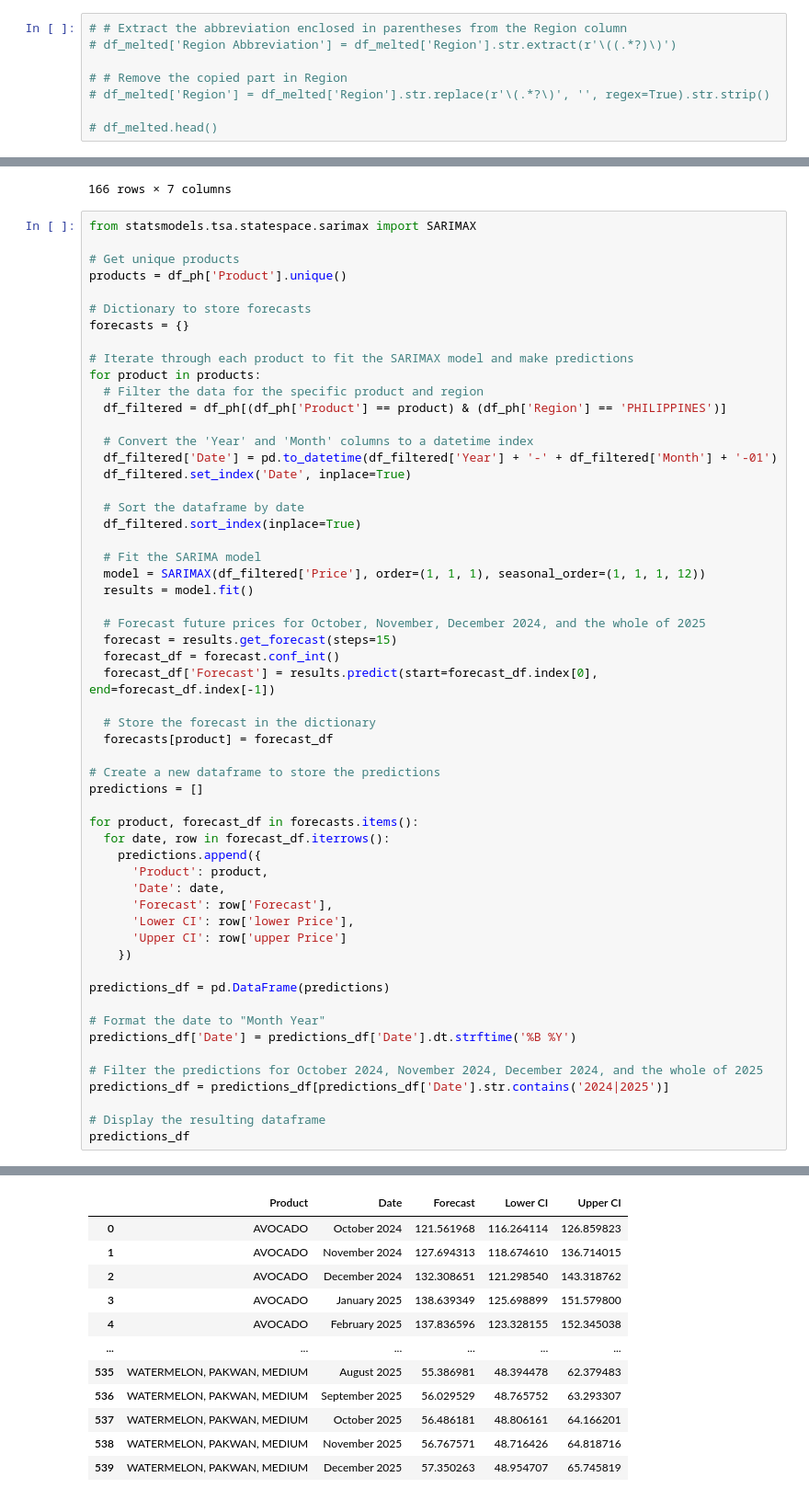
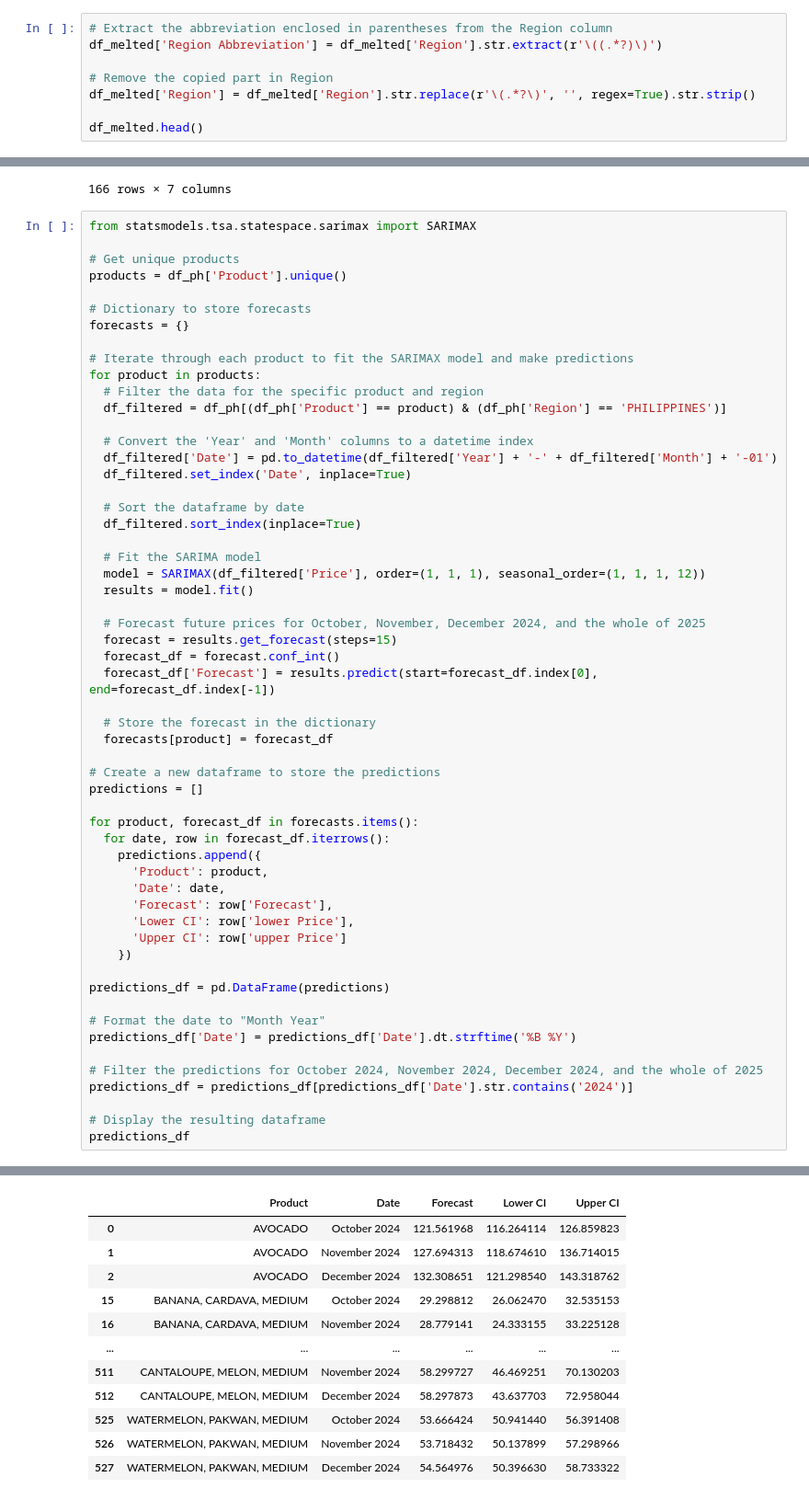
Before and after one commit to RRENN02/Prelims-PH_FruitRetail, a Jupyter notebook: fruit_retail.ipynb, the cells around one changed output, grey strips where cells are left out. Shown at 92% size. Cells and saved outputs as stored; diff of their text form.

```diff
--- a/fruit_retail.ipynb
+++ b/fruit_retail.ipynb
@@ -194,10 +194,10 @@ df_melted.tail(5)
 | 52484 | AUTONOMOUS REGION IN MUSLIM MINDA... | CALAMANSI, LOOSE, 1 KG | 2024 | September | 57.57 |
 | 52487 | AUTONOMOUS REGION IN MUSLIM MINDA... | FRESH FRUIT, WATERMELON, PAKWAN, ... | 2024 | September | 33.50 |
 # %%
-# # Extract the abbreviation enclosed in parentheses from the Region column
-# df_melted['Region Abbreviation'] = df_melted['Region'].str.extract(r'\((.*?)\)')
+# Extract the abbreviation enclosed in parentheses from the Region column
+df_melted['Region Abbreviation'] = df_melted['Region'].str.extract(r'\((.*?)\)')
 
-# # Remove the copied part in Region
-# df_melted['Region'] = df_melted['Region'].str.replace(r'\(.*?\)', '', regex=True).str.strip()
+# Remove the copied part in Region
+df_melted['Region'] = df_melted['Region'].str.replace(r'\(.*?\)', '', regex=True).str.strip()
 
-# df_melted.head()
+df_melted.head()
@@ -577,39 +586,39 @@ predictions_df = pd.DataFrame(predictions)
 
 # Format the date to "Month Year"
 predictions_df['Date'] = predictions_df['Date'].dt.strftime('%B %Y')
 
 # Filter the predictions for October 2024, November 2024, December 2024, and the whole of 2025
-predictions_df = predictions_df[predictions_df['Date'].str.contains('2024|2025')]
+predictions_df = predictions_df[predictions_df['Date'].str.contains('2024')]
 
 # Display the resulting dataframe
 predictions_df
 # %% [output]
 A value is trying to be set on a copy of a slice from a DataFrame.
 Try using .loc[row_indexer,col_indexer] = value instead
 
 See the caveats in the documentation: https://pandas.pydata.org/pandas-docs/stable/user_guide/indexing.html#returning-a-view-versus-a-copy
 
 
 No frequency information was provided, so inferred frequency MS will be used.
 
 
 No frequency information was provided, so inferred frequency MS will be used.
 
 
 ... (473 lines left out)
 No frequency information was provided, so inferred frequency MS will be used.
 
 
 No frequency information was provided, so inferred frequency MS will be used.
 |  | Product | Date | Forecast | Lower CI | Upper CI |
 | 0 | AVOCADO | October 2024 | 121.561968 | 116.264114 | 126.859823 |
 | 1 | AVOCADO | November 2024 | 127.694313 | 118.674610 | 136.714015 |
 | 2 | AVOCADO | December 2024 | 132.308651 | 121.298540 | 143.318762 |
-| 3 | AVOCADO | January 2025 | 138.639349 | 125.698899 | 151.579800 |
-| 4 | AVOCADO | February 2025 | 137.836596 | 123.328155 | 152.345038 |
+| 15 | BANANA, CARDAVA, MEDIUM | October 2024 | 29.298812 | 26.062470 | 32.535153 |
+| 16 | BANANA, CARDAVA, MEDIUM | November 2024 | 28.779141 | 24.333155 | 33.225128 |
 | ... | ... | ... | ... | ... | ... |
-| 535 | WATERMELON, PAKWAN, MEDIUM | August 2025 | 55.386981 | 48.394478 | 62.379483 |
-| 536 | WATERMELON, PAKWAN, MEDIUM | September 2025 | 56.029529 | 48.765752 | 63.293307 |
-| 537 | WATERMELON, PAKWAN, MEDIUM | October 2025 | 56.486181 | 48.806161 | 64.166201 |
-| 538 | WATERMELON, PAKWAN, MEDIUM | November 2025 | 56.767571 | 48.716426 | 64.818716 |
-| 539 | WATERMELON, PAKWAN, MEDIUM | December 2025 | 57.350263 | 48.954707 | 65.745819 |
+| 511 | CANTALOUPE, MELON, MEDIUM | November 2024 | 58.299727 | 46.469251 | 70.130203 |
+| 512 | CANTALOUPE, MELON, MEDIUM | December 2024 | 58.297873 | 43.637703 | 72.958044 |
+| 525 | WATERMELON, PAKWAN, MEDIUM | October 2024 | 53.666424 | 50.941440 | 56.391408 |
+| 526 | WATERMELON, PAKWAN, MEDIUM | November 2024 | 53.718432 | 50.137899 | 57.298966 |
+| 527 | WATERMELON, PAKWAN, MEDIUM | December 2024 | 54.564976 | 50.396630 | 58.733322 |
```
Also changed, not shown: parts of 13 cells of this notebook.
